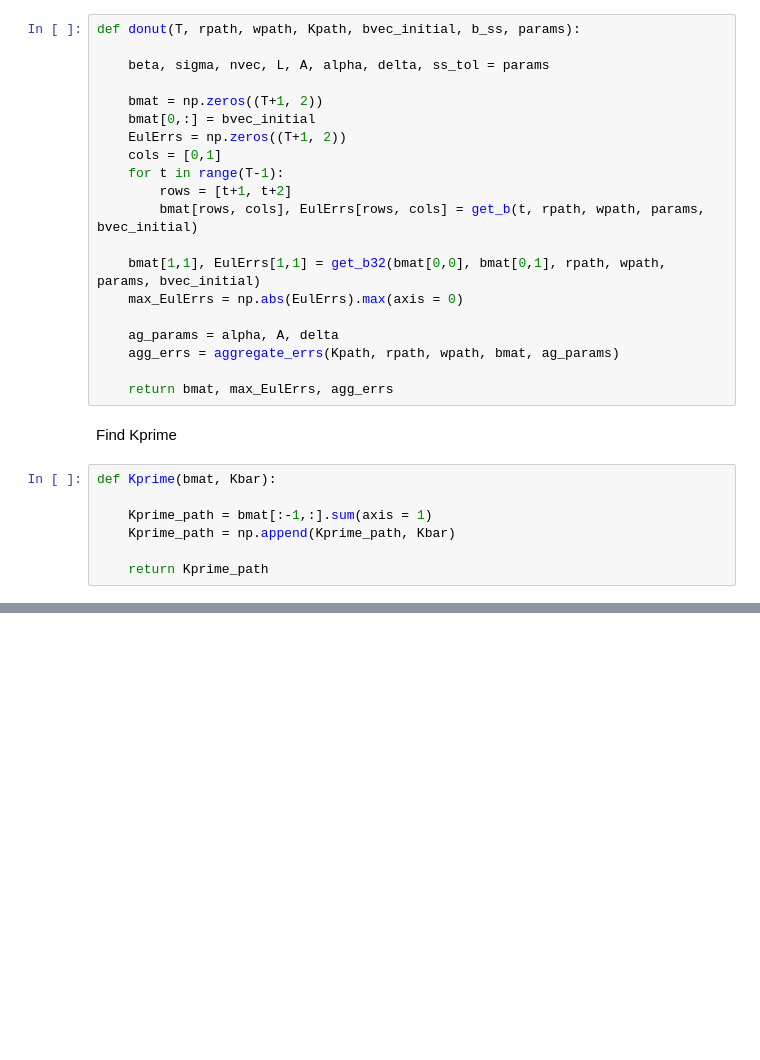
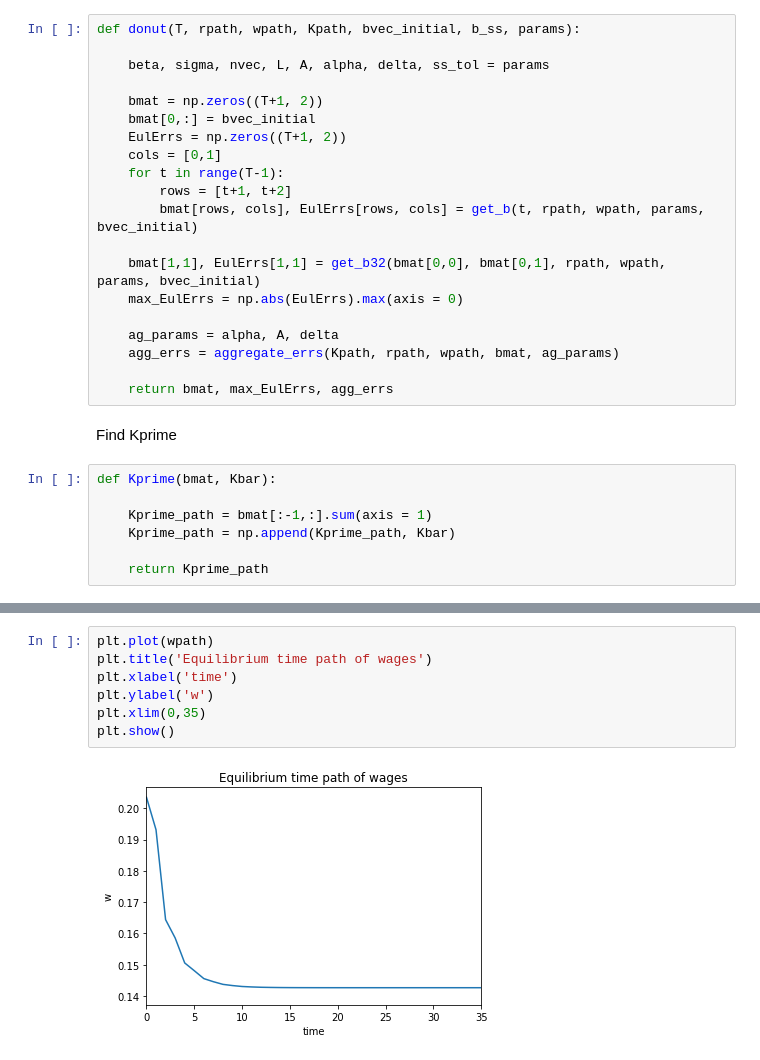
Before and after one commit to kendrarobbins/BootCamp2018, a Jupyter notebook: ProbSets/Econ/Econ PS3/Econ ProbSet 3.ipynb, the cells around one changed output, grey strips where cells are left out. Drawn from its saved outputs; the diff is of its cells as text; blank space fills up the shorter version.

```diff
--- a/ProbSets/Econ/Econ PS3/Econ ProbSet 3.ipynb
+++ b/ProbSets/Econ/Econ PS3/Econ ProbSet 3.ipynb
@@ -485,0 +505,9 @@ rpath, wpath = get_rw_paths(T, Kpath, Kbar, rw_params)
+# %%
+plt.plot(wpath)
+plt.title('Equilibrium time path of wages')
+plt.xlabel('time')
+plt.ylabel('w')
+plt.xlim(0,35)
+plt.show()
+# %% [output]
+[figure, added]
```
Also changed, not shown: parts of 10 cells of this notebook.
